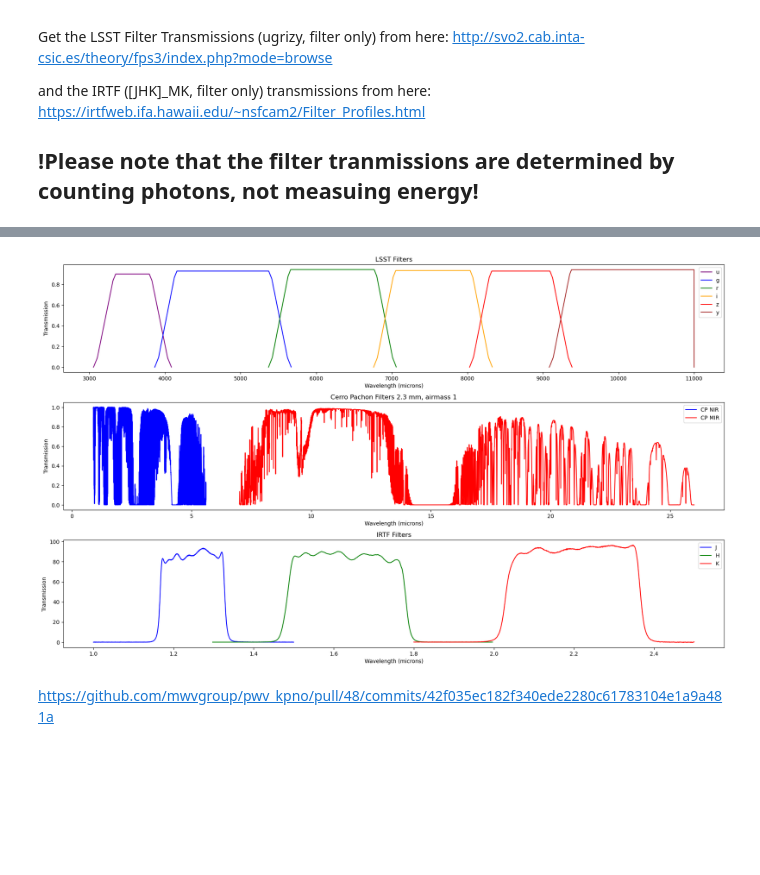
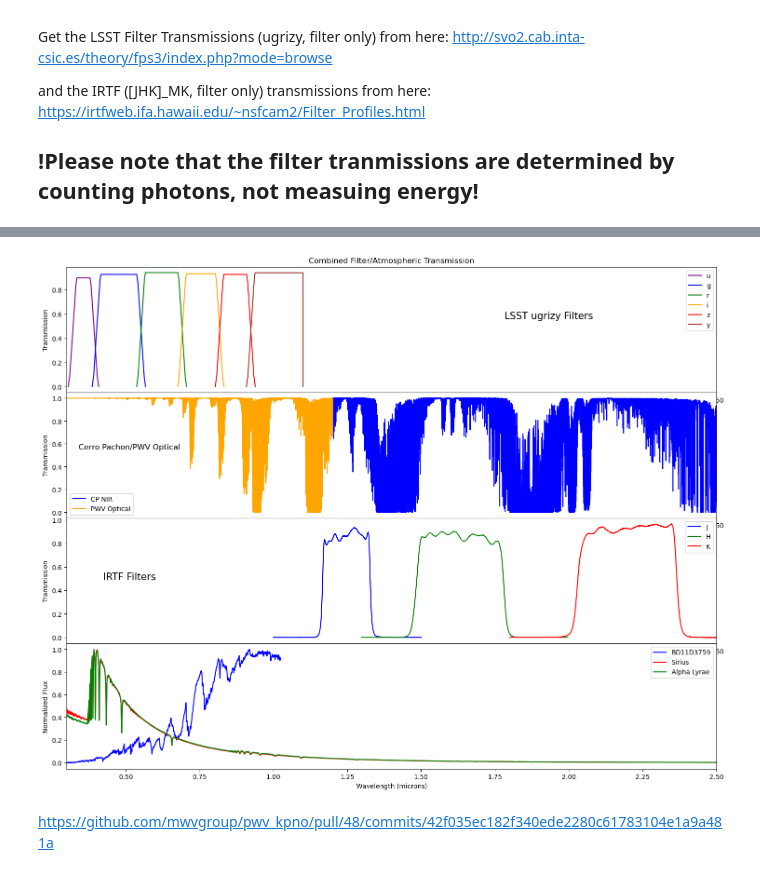
Before and after one commit to gnarayan/ast503_2024_Fall, a Jupyter notebook: homework/VarunSatish/hw1/HW1_ASTR503_VarunSatish.ipynb, the cells around one changed output, grey strips where cells are left out. Saved outputs shown, nothing was run; the diff lists cells and outputs as text; code cells hidden in the pictures; blank space fills up the shorter version.

```diff
--- a/homework/VarunSatish/hw1/HW1_ASTR503_VarunSatish.ipynb
+++ b/homework/VarunSatish/hw1/HW1_ASTR503_VarunSatish.ipynb
@@ -177,3 +177,2 @@ ascii.write(pwv23, 'pwv_23mm_airmass1.dat', overwrite=True) #wavelength is in An
 # %%
-ext_custom = AtmosphericTransmission('pwv_23mm_airmass1.dat')
-ext_custom.wavelength
+ext_custom = AtmosphericTransmission('2.3mm_pwv_transmission.txt')
@@ -224,40 +221,66 @@ LSST_y = ascii.read('lsst/LSST_LSST.y_filter.dat')
 IRTF_J = ascii.read('nsfcam/nsfcam_jmk_trans.dat')
 IRTF_H = ascii.read('nsfcam/nsfcam_hmk_trans.dat')
 IRTF_K = ascii.read('nsfcam/nsfcam_kmk_trans.dat')
+
+#FITS files imports
+alpha_lyr_hdu = fits.open('stars/alpha_lyr_stis_011.fits')
+bd11d3759_hdu = fits.open('stars/bd11d3759_stis_003.fits')
+sirius_hdu = fits.open('stars/sirius_stis_005.fits')
 # %%
+CP_nir_adj = CP_nir[CP_nir['col1'] > ext_custom.wavelength.max().to(u.micron).value]
+
 fig = plt.figure(figsize=(18,14))
-ax1 = plt.subplot(411)
-ax1.plot(LSST_u['col1'], LSST_u['col2'], label='u', c='purple')
-ax1.plot(LSST_g['col1'], LSST_g['col2'], label='g', c='blue')
-ax1.plot(LSST_r['col1'], LSST_r['col2'], label='r', c='green')
-ax1.plot(LSST_i['col1'], LSST_i['col2'], label='i', c='orange')
-ax1.plot(LSST_z['col1'], LSST_z['col2'], label='z', c='red')
-ax1.plot(LSST_y['col1'], LSST_y['col2'], label='y', c='brown')
-ax1.set_xlabel('Wavelength (microns)')
+fig.subplots_adjust(hspace=0)
+ax1 = fig.add_subplot(411)
+ax1.plot(LSST_u['col1'] / 1e4, LSST_u['col2'], label='u', c='purple')
+ax1.plot(LSST_g['col1'] / 1e4, LSST_g['col2'], label='g', c='blue')
+ax1.plot(LSST_r['col1'] / 1e4, LSST_r['col2'], label='r', c='green')
+ax1.plot(LSST_i['col1'] / 1e4, LSST_i['col2'], label='i', c='orange')
+ax1.plot(LSST_z['col1'] / 1e4, LSST_z['col2'], label='z', c='red')
+ax1.plot(LSST_y['col1'] / 1e4, LSST_y['col2'], label='y', c='brown')
+#ax1.set_xlabel('Wavelength (microns)')
 ax1.set_ylabel('Transmission')
-ax1.set_title('LSST Filters')
+#ax1.set_title('LSST Filters')
+ax1.set_xlim(0.3,2.5)
 ax1.legend()
 
-ax2 = plt.subplot(412)
-ax2.plot(CP_nir['col1'], CP_nir['col2'], label='CP NIR', c='blue')
-ax2.plot(CP_mir['col1'], CP_mir['col2'], label='CP MIR', c='red')
-ax2.set_xlabel('Wavelength (microns)')
+ax2 = fig.add_subplot(412,sharex=ax1)
+ax2.plot(CP_nir_adj['col1'], CP_nir_adj['col2'], label='CP NIR', c='blue')
+ax2.plot(ext_custom.wavelength / 1e4, ext_custom.transmission, label='PWV Optical', c='orange')
+#ax2.plot(CP_mir['col1'], CP_mir['col2'], label='CP MIR', c='red')
+#ax2.set_xlabel('Wavelength (microns)')
 ax2.set_ylabel('Transmission')
-ax2.set_title('Cerro Pachon Filters 2.3 mm, airmass 1')
+#ax2.set_title('Cerro Pachon/PWV Optical Filters 2.3 mm, airmass 1')
 ax2.legend()
 
-ax3 = plt.subplot(413)
-ax3.plot(IRTF_J['WL (Micrometers)'], IRTF_J['Transmission (%)'], label='J', c='blue')
-ax3.plot(IRTF_H['WL (Micrometers)'], IRTF_H['Transmission (%)'], label='H', c='green')
-ax3.plot(IRTF_K['WL (Micrometers)'], IRTF_K['Transmission (%)'], label='K', c='red')
-ax3.set_xlabel('Wavelength (microns)')
+ax3 = fig.add_subplot(413,sharex=ax1)
+ax3.plot(IRTF_J['WL (Micrometers)'], IRTF_J['Transmission (%)'] / 1e2, label='J', c='blue')
+ax3.plot(IRTF_H['WL (Micrometers)'], IRTF_H['Transmission (%)'] / 1e2, label='H', c='green')
+ax3.plot(IRTF_K['WL (Micrometers)'], IRTF_K['Transmission (%)'] / 1e2, label='K', c='red')
+#ax3.set_xlabel('Wavelength (microns)')
 ax3.set_ylabel('Transmission')
-ax3.set_title('IRTF Filters')
+#ax3.set_title('IRTF Filters')
 ax3.legend()
 
-plt.tight_layout()
+
+ax4 = fig.add_subplot(414,sharex=ax1)
+ax4.set_xlabel('Wavelength (microns)')
+ax4.plot(bd11d3759_hdu[1].data['WAVELENGTH']/1e4, bd11d3759_hdu[1].data['FLUX'] / bd11d3759_hdu[1].data['FLUX'].max(), label='BD11D3759', c='blue')
+ax4.plot(sirius_hdu[1].data['WAVELENGTH']/1e4, sirius_hdu[1].data['FLUX'] / sirius_hdu[1].data['FLUX'].max(), label='Sirius', c='red')
+ax4.plot(alpha_lyr_hdu[1].data['WAVELENGTH']/1e4, alpha_lyr_hdu[1].data['FLUX'] / alpha_lyr_hdu[1].data['FLUX'].max(), label='Alpha Lyrae', c='green')
+ax4.set_ylabel('Normalized Flux')
+ax4.legend()
+
+
+ax1.set_title('Combined Filter/Atmospheric Transmission')
+
+fig.text(0.7, 0.8, 'LSST ugrizy Filters', ha='center',fontdict={'fontsize': 15})
+fig.text(0.2, 0.6, 'Cerro Pachon/PWV Optical', ha='center',fontdict={'fontsize': 12})
+fig.text(0.2, 0.4, 'IRTF Filters', ha='center',fontdict={'fontsize': 15})
+
+plt.show()
 # %% [output]
-[figure, old version]
+[figure, new version]
 # %% [markdown]
 https://github.com/mwvgroup/pwv_kpno/pull/48/commits/42f035ec182f340ede2280c61783104e1a9a481a
 # %% [markdown]
```
Also changed, not shown: parts of 2 cells of this notebook, 1 other file.
